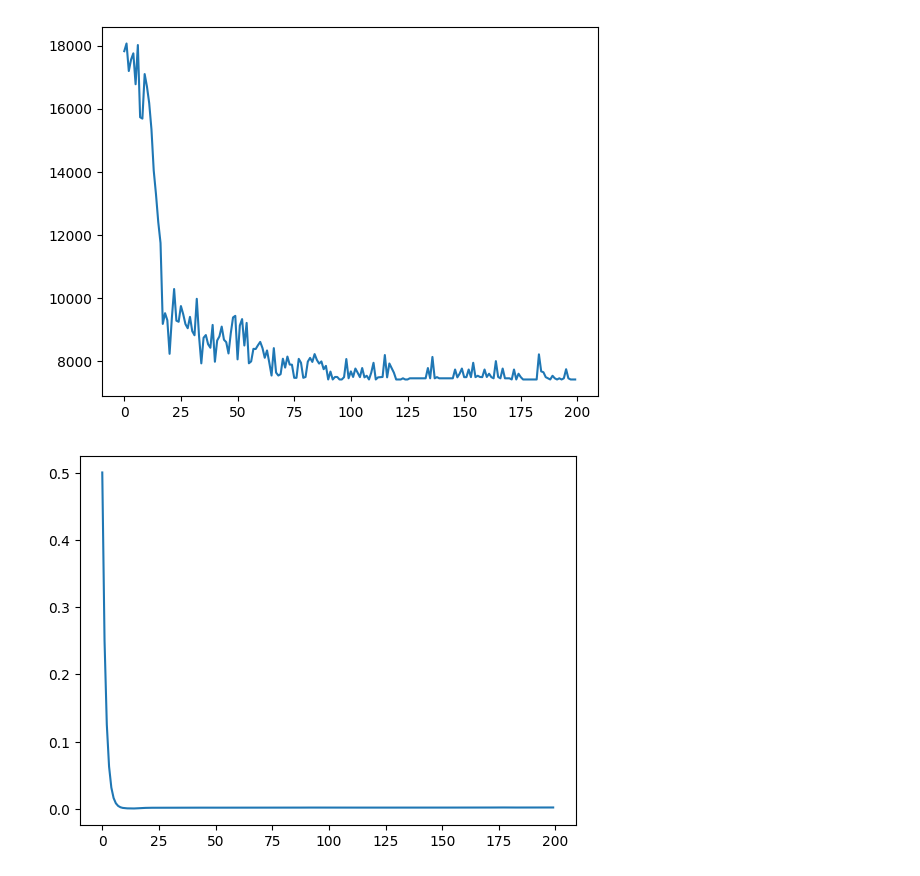
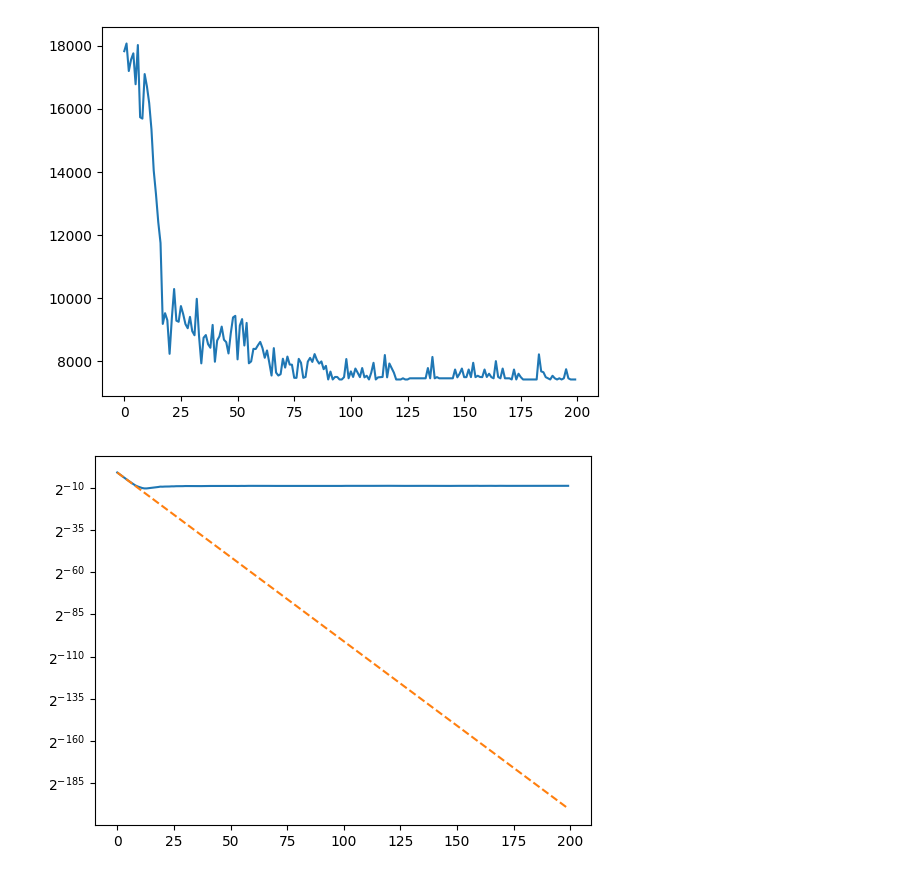
Before and after one commit to BUSH222/MISIS-dma, a Jupyter notebook: ants/graphs.ipynb, the cells around one changed output. Cells and saved outputs as stored; diff of their text form; code cells hidden in the pictures.

Commit message:
updated graphs

```diff
--- a/ants/graphs.ipynb
+++ b/ants/graphs.ipynb
@@ -36,14 +36,18 @@ plt.show()  # The colony should converge on the minimal path length
 # %%
 ant_colony.reset_pheromones()
 x = []
 y = []
+y2 = []
 
 for i in range(ITERATIONS):
     best_path, best_path_length, pheromones = ant_colony.run()
     x.append(i)
-    y.append(np.max(pheromones))
+    y.append(np.amax(pheromones))
+    y2.append(np.amin(pheromones))
 
-plt.plot(x, y)
-plt.show()  # The colony should converge on the minimal path length
+g1 = plt.plot(x, y)
+g2 = plt.plot(x, y2, '--')
+plt.yscale('log',base=2)
+plt.show()
 # %% [output]
-[figure, old version]
+[figure, new version]
```
